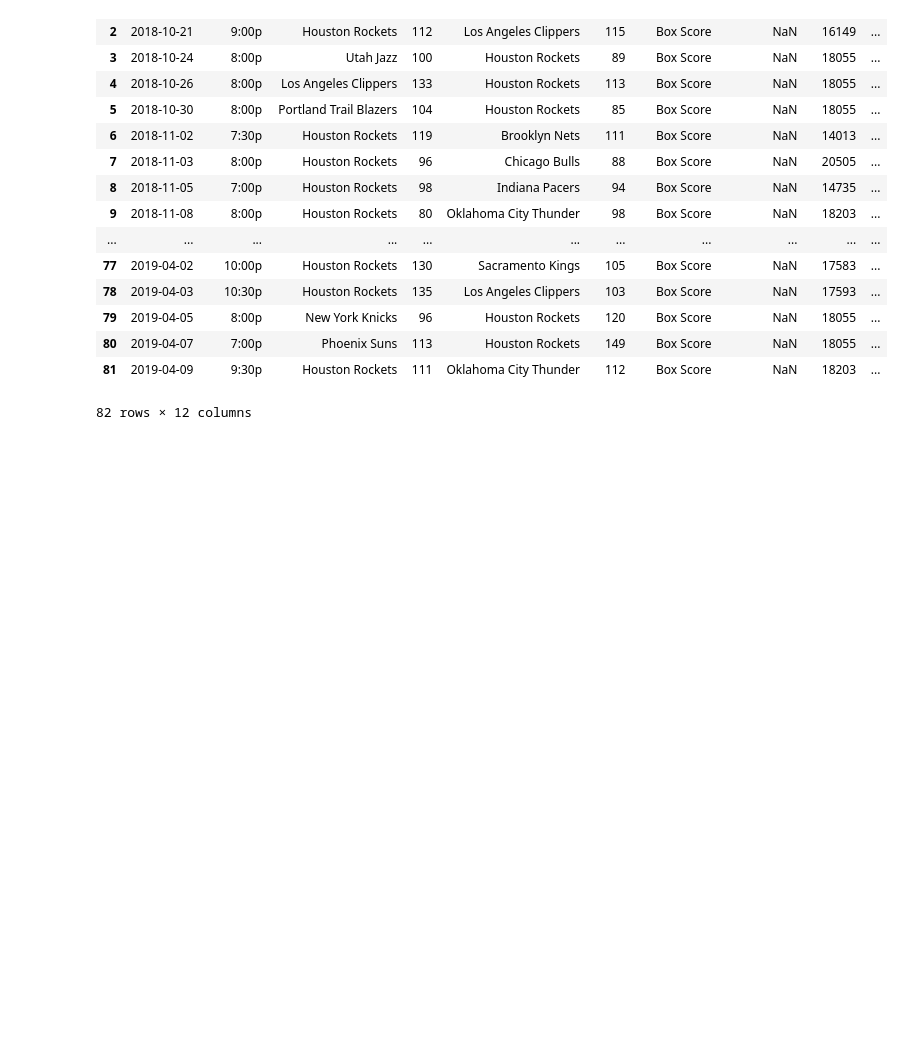
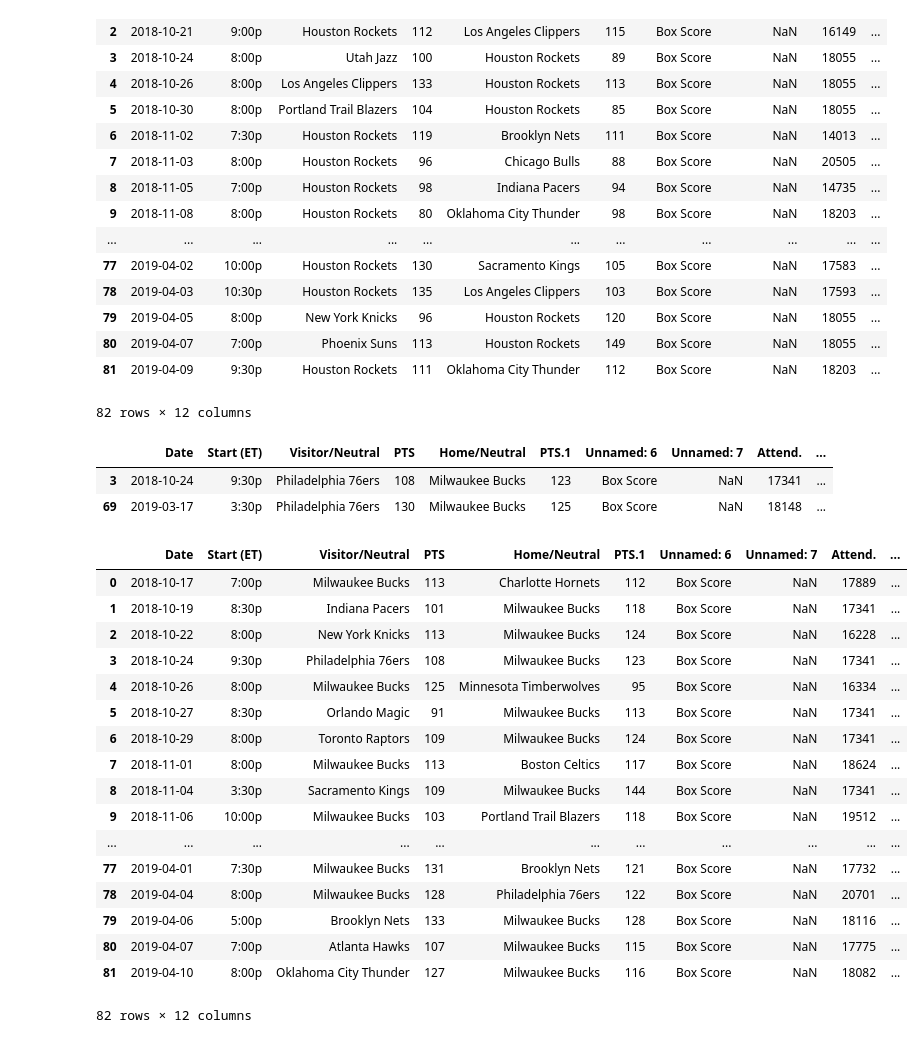
Before and after one commit to castrojoshua18/dsc106_final, a Jupyter notebook: data_processing.ipynb, the cells around one changed output. Saved outputs shown, nothing was run; the diff lists cells and outputs as text; code cells hidden in the pictures; blank space fills up the shorter version.

```diff
--- a/data_processing.ipynb
+++ b/data_processing.ipynb
@@ -198,3 +198,30 @@ hou
 | 80 | 2019-04-07 | 7:00p | Phoenix Suns | 113 | Houston Rockets | 149 | Box Score | NaN | 18055 | ... |
 | 81 | 2019-04-09 | 9:30p | Houston Rockets | 111 | Oklahoma City Thunder | 112 | Box Score | NaN | 18203 | ... |
 82 rows × 12 columns
+# %%
+mil.loc[mil['Visitor/Neutral'] == 'Philadelphia 76ers']
+# %% [output]
+|  | Date | Start (ET) | Visitor/Neutral | PTS | Home/Neutral | PTS.1 | Unnamed: 6 | Unnamed: 7 | Attend. | ... |
+| 3 | 2018-10-24 | 9:30p | Philadelphia 76ers | 108 | Milwaukee Bucks | 123 | Box Score | NaN | 17341 | ... |
+| 69 | 2019-03-17 | 3:30p | Philadelphia 76ers | 130 | Milwaukee Bucks | 125 | Box Score | NaN | 18148 | ... |
+# %%
+mil
+# %% [output]
+|  | Date | Start (ET) | Visitor/Neutral | PTS | Home/Neutral | PTS.1 | Unnamed: 6 | Unnamed: 7 | Attend. | ... |
+| 0 | 2018-10-17 | 7:00p | Milwaukee Bucks | 113 | Charlotte Hornets | 112 | Box Score | NaN | 17889 | ... |
+| 1 | 2018-10-19 | 8:30p | Indiana Pacers | 101 | Milwaukee Bucks | 118 | Box Score | NaN | 17341 | ... |
+| 2 | 2018-10-22 | 8:00p | New York Knicks | 113 | Milwaukee Bucks | 124 | Box Score | NaN | 16228 | ... |
+| 3 | 2018-10-24 | 9:30p | Philadelphia 76ers | 108 | Milwaukee Bucks | 123 | Box Score | NaN | 17341 | ... |
+| 4 | 2018-10-26 | 8:00p | Milwaukee Bucks | 125 | Minnesota Timberwolves | 95 | Box Score | NaN | 16334 | ... |
+| 5 | 2018-10-27 | 8:30p | Orlando Magic | 91 | Milwaukee Bucks | 113 | Box Score | NaN | 17341 | ... |
+| 6 | 2018-10-29 | 8:00p | Toronto Raptors | 109 | Milwaukee Bucks | 124 | Box Score | NaN | 17341 | ... |
+| 7 | 2018-11-01 | 8:00p | Milwaukee Bucks | 113 | Boston Celtics | 117 | Box Score | NaN | 18624 | ... |
+| 8 | 2018-11-04 | 3:30p | Sacramento Kings | 109 | Milwaukee Bucks | 144 | Box Score | NaN | 17341 | ... |
+| 9 | 2018-11-06 | 10:00p | Milwaukee Bucks | 103 | Portland Trail Blazers | 118 | Box Score | NaN | 19512 | ... |
+| ... | ... | ... | ... | ... | ... | ... | ... | ... | ... | ... |
+| 77 | 2019-04-01 | 7:30p | Milwaukee Bucks | 131 | Brooklyn Nets | 121 | Box Score | NaN | 17732 | ... |
+| 78 | 2019-04-04 | 8:00p | Milwaukee Bucks | 128 | Philadelphia 76ers | 122 | Box Score | NaN | 20701 | ... |
+| 79 | 2019-04-06 | 5:00p | Brooklyn Nets | 133 | Milwaukee Bucks | 128 | Box Score | NaN | 18116 | ... |
+| 80 | 2019-04-07 | 7:00p | Atlanta Hawks | 107 | Milwaukee Bucks | 115 | Box Score | NaN | 17775 | ... |
+| 81 | 2019-04-10 | 8:00p | Oklahoma City Thunder | 127 | Milwaukee Bucks | 116 | Box Score | NaN | 18082 | ... |
+82 rows × 12 columns
```
Also changed, not shown: parts of 1 cell of this notebook, 3 other files.
